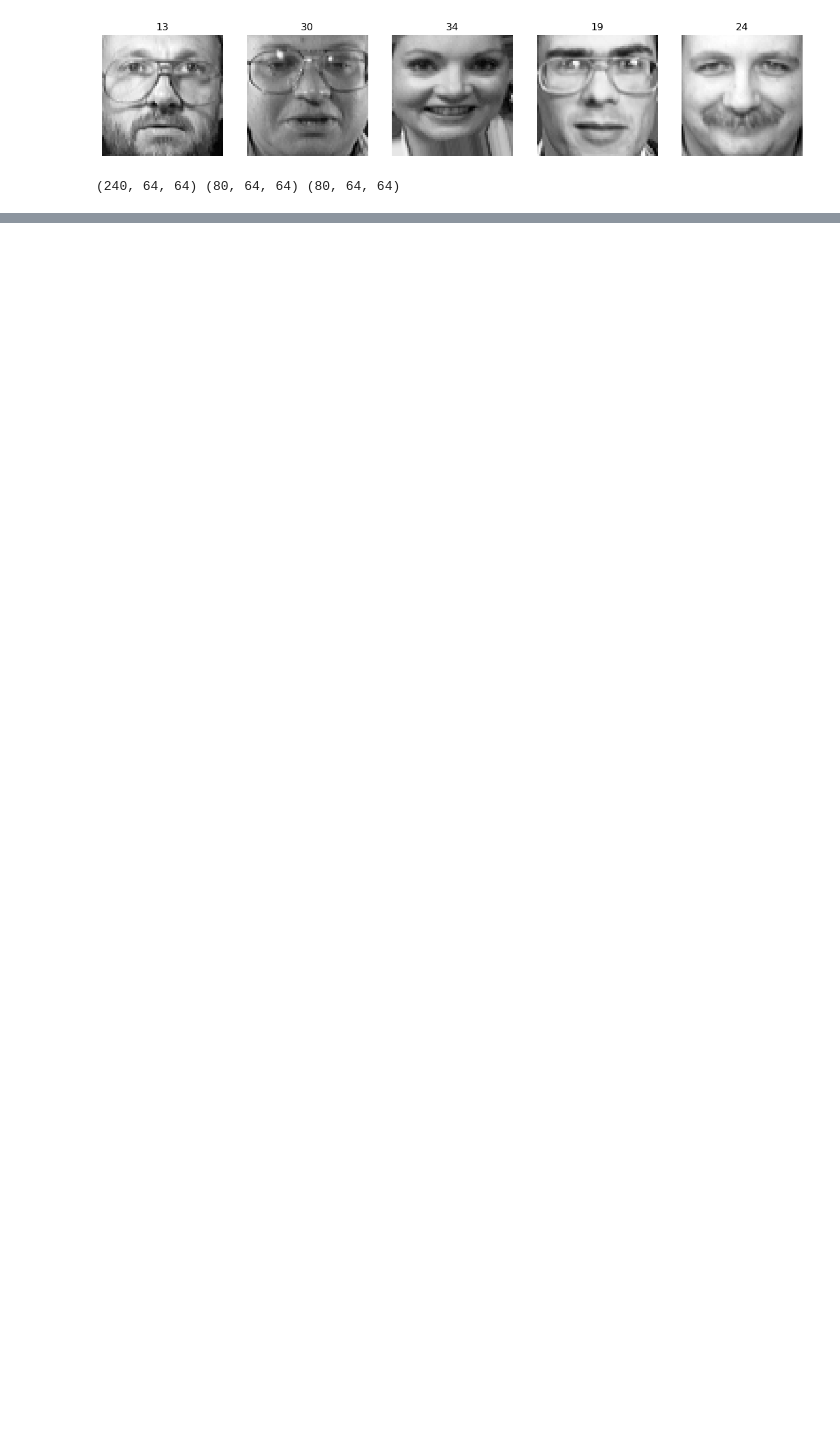
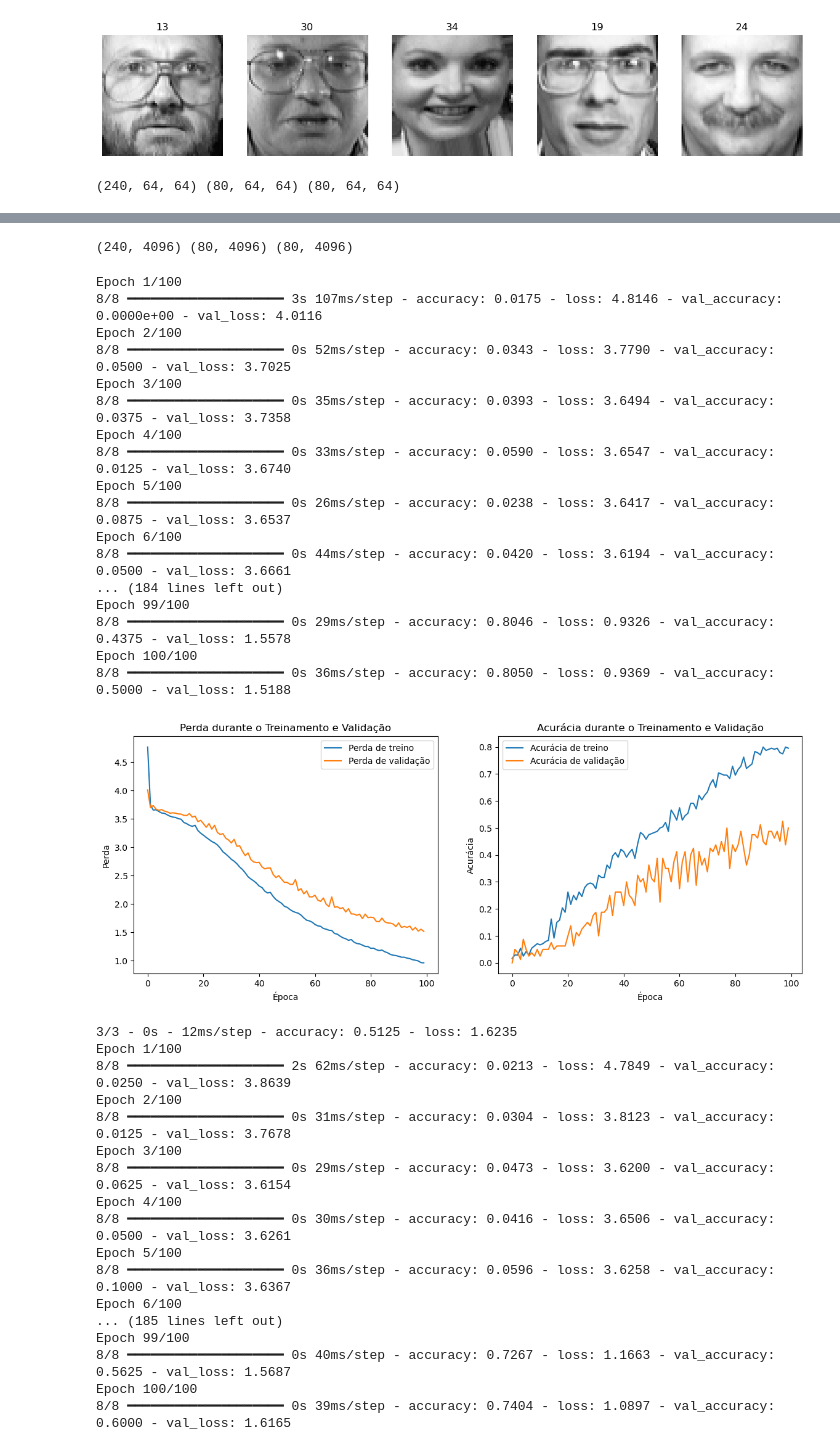
Before and after one commit to talvanio/Facial-Recognition, a Jupyter notebook: facial-recognition.ipynb, the cells around one changed output, grey strips where cells are left out. Saved outputs shown, nothing was run; the diff lists cells and outputs as text; code cells hidden in the pictures; blank space fills up the shorter version.

```diff
--- a/facial-recognition.ipynb
+++ b/facial-recognition.ipynb
@@ -33,3 +44,16 @@ dataset = sklearn.datasets.fetch_olivetti_faces(data_home="/home/talvani/TP-RNA/
 print(dataset.keys())
 # %% [output]
 dict_keys(['data', 'images', 'target', 'DESCR'])
+# %%
+X = np.array(dataset.images)
+Y = np.array(dataset.target)
+x = X
+y = Y
+
+if X.ndim == 3 and X.shape[1] == 64 and X.shape[2] == 64:
+    X = X.reshape(X.shape[0], -1)
+
+lda = LinearDiscriminantAnalysis()
+x_train_lda,x_test_lda,y_train_lda,y_test_lda = train_test_split(X,Y, test_size=0.2, random_state=42)
+x_train_lda, x_val_lda, y_train_lda, y_val_lda = train_test_split(x_train_lda, y_train_lda, test_size=0.25, random_state=88)  # 0.25 * 0.8 = 0.2
+lda.fit(x_train_lda, y_train_lda)
@@ -118,0 +87,60 @@ Test accuracy: 0.9125000238418579
+# %%
+print(np.shape(x_train_lda),np.shape(x_test_lda),np.shape(x_val_lda))
+# %% [output]
+(240, 4096) (80, 4096) (80, 4096)
+# %%
+
+LDA_results = []
+
+for i in range(5):
+    model = tf.keras.Sequential([
+        tf.keras.layers.Dense(256, activation='relu'),
+        tf.keras.layers.Dense(40)
+    ])
+
+    model.compile(optimizer='adam',
+    loss=tf.keras.losses.SparseCategoricalCrossentropy(from_logits=True),
+    metrics=['accuracy'])
+
+    history = model.fit(x_train_lda, y_train_lda, epochs=100, validation_data=(x_val_lda,y_val_lda))
+
+    plot_history(history)
+    test_loss, test_acc = model.evaluate(x_test_lda, y_test_lda, verbose=2)
+
+    LDA_results.append((test_acc,test_loss))
+# %% [output]
+Epoch 1/100
+8/8 ━━━━━━━━━━━━━━━━━━━━ 3s 107ms/step - accuracy: 0.0175 - loss: 4.8146 - val_accuracy: 0.0000e+00 - val_loss: 4.0116
+Epoch 2/100
+8/8 ━━━━━━━━━━━━━━━━━━━━ 0s 52ms/step - accuracy: 0.0343 - loss: 3.7790 - val_accuracy: 0.0500 - val_loss: 3.7025
+Epoch 3/100
+8/8 ━━━━━━━━━━━━━━━━━━━━ 0s 35ms/step - accuracy: 0.0393 - loss: 3.6494 - val_accuracy: 0.0375 - val_loss: 3.7358
+Epoch 4/100
+8/8 ━━━━━━━━━━━━━━━━━━━━ 0s 33ms/step - accuracy: 0.0590 - loss: 3.6547 - val_accuracy: 0.0125 - val_loss: 3.6740
+Epoch 5/100
+8/8 ━━━━━━━━━━━━━━━━━━━━ 0s 26ms/step - accuracy: 0.0238 - loss: 3.6417 - val_accuracy: 0.0875 - val_loss: 3.6537
+Epoch 6/100
+8/8 ━━━━━━━━━━━━━━━━━━━━ 0s 44ms/step - accuracy: 0.0420 - loss: 3.6194 - val_accuracy: 0.0500 - val_loss: 3.6661
+... (184 lines left out)
+Epoch 99/100
+8/8 ━━━━━━━━━━━━━━━━━━━━ 0s 29ms/step - accuracy: 0.8046 - loss: 0.9326 - val_accuracy: 0.4375 - val_loss: 1.5578
+Epoch 100/100
+8/8 ━━━━━━━━━━━━━━━━━━━━ 0s 36ms/step - accuracy: 0.8050 - loss: 0.9369 - val_accuracy: 0.5000 - val_loss: 1.5188
+[figure, added]
+3/3 - 0s - 12ms/step - accuracy: 0.5125 - loss: 1.6235
+Epoch 1/100
+8/8 ━━━━━━━━━━━━━━━━━━━━ 2s 62ms/step - accuracy: 0.0213 - loss: 4.7849 - val_accuracy: 0.0250 - val_loss: 3.8639
+Epoch 2/100
+8/8 ━━━━━━━━━━━━━━━━━━━━ 0s 31ms/step - accuracy: 0.0304 - loss: 3.8123 - val_accuracy: 0.0125 - val_loss: 3.7678
+Epoch 3/100
+8/8 ━━━━━━━━━━━━━━━━━━━━ 0s 29ms/step - accuracy: 0.0473 - loss: 3.6200 - val_accuracy: 0.0625 - val_loss: 3.6154
+Epoch 4/100
+8/8 ━━━━━━━━━━━━━━━━━━━━ 0s 30ms/step - accuracy: 0.0416 - loss: 3.6506 - val_accuracy: 0.0500 - val_loss: 3.6261
+Epoch 5/100
+8/8 ━━━━━━━━━━━━━━━━━━━━ 0s 36ms/step - accuracy: 0.0596 - loss: 3.6258 - val_accuracy: 0.1000 - val_loss: 3.6367
+Epoch 6/100
+... (185 lines left out)
+Epoch 99/100
+8/8 ━━━━━━━━━━━━━━━━━━━━ 0s 40ms/step - accuracy: 0.7267 - loss: 1.1663 - val_accuracy: 0.5625 - val_loss: 1.5687
+Epoch 100/100
+8/8 ━━━━━━━━━━━━━━━━━━━━ 0s 39ms/step - accuracy: 0.7404 - loss: 1.0897 - val_accuracy: 0.6000 - val_loss: 1.6165
```
Also changed, not shown: parts of 17 cells of this notebook.
